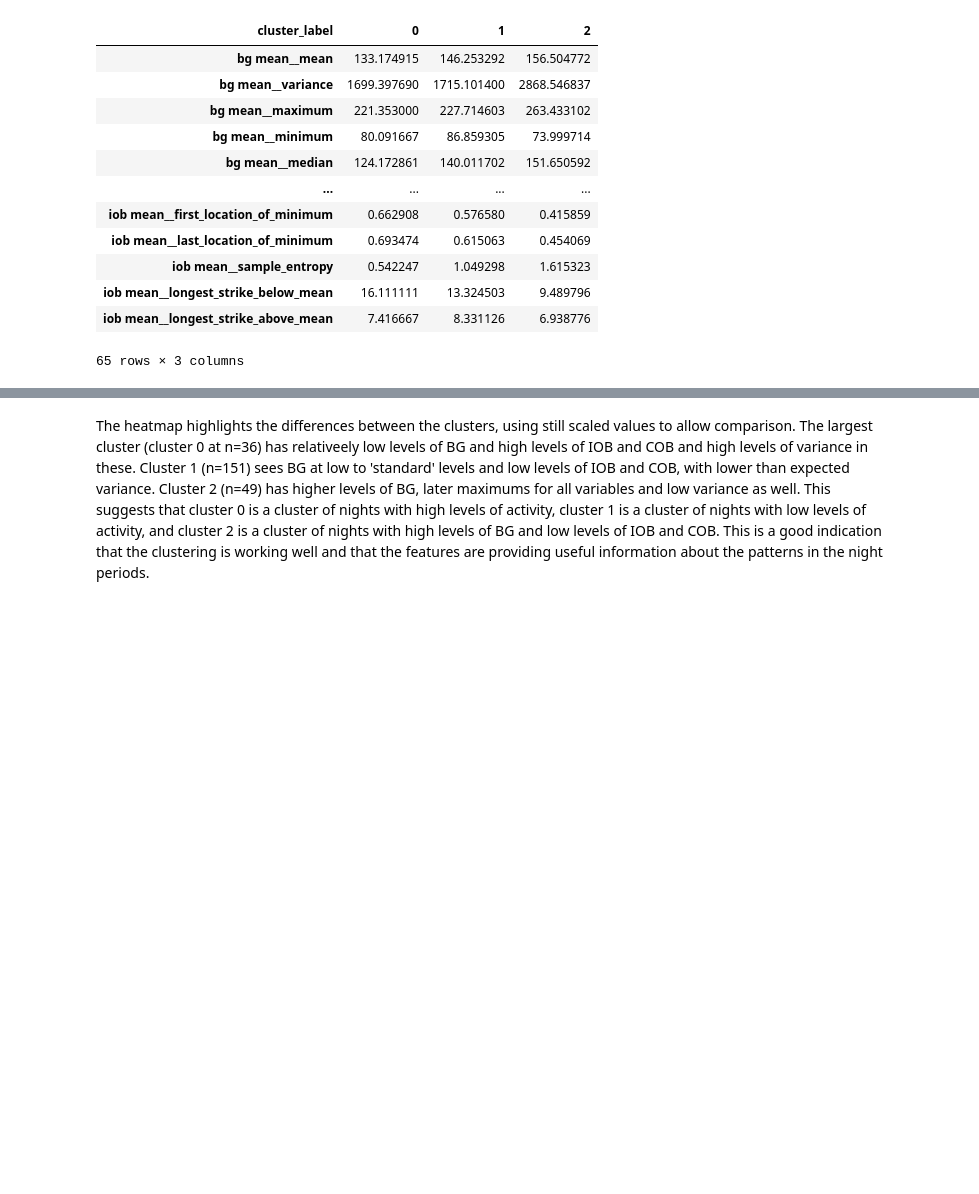
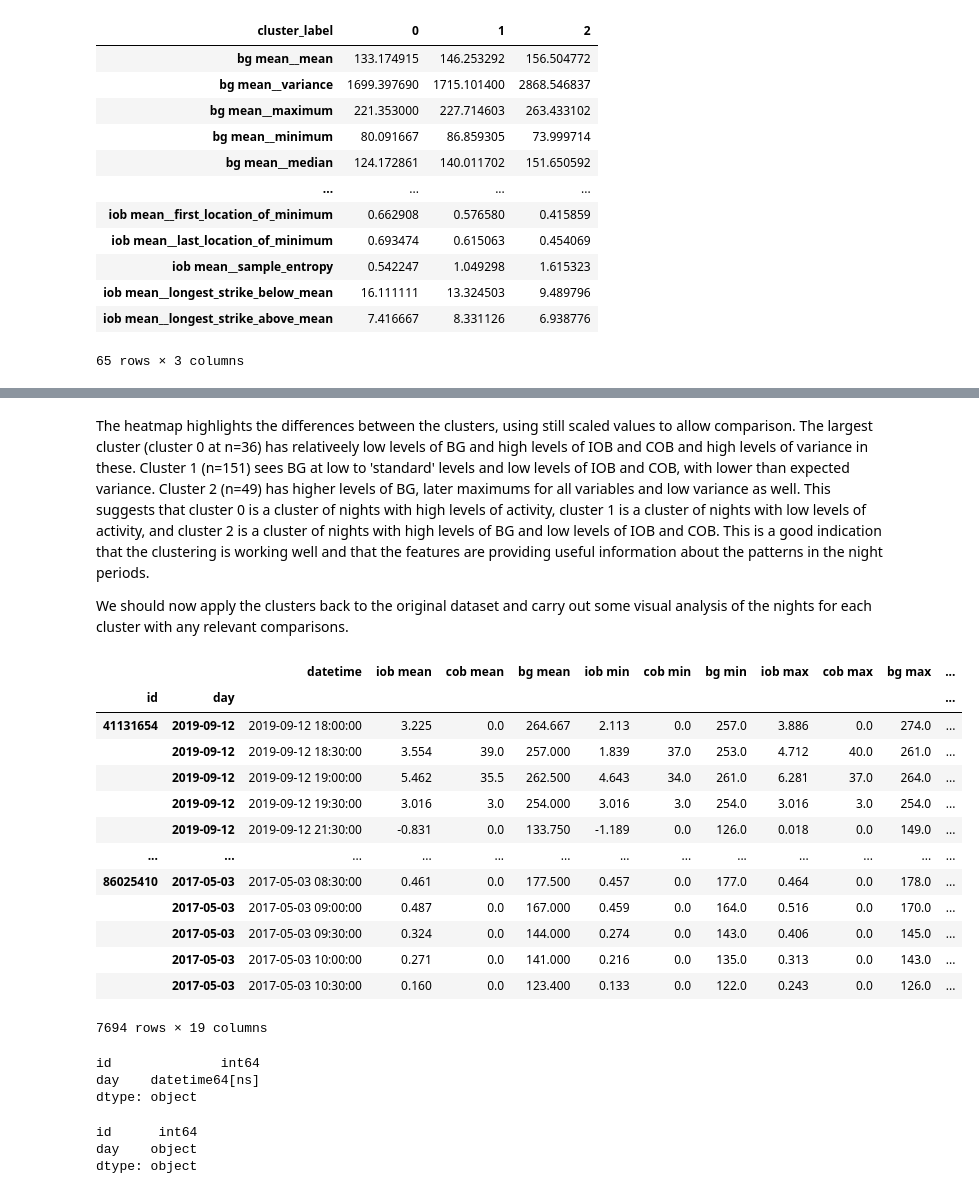
Before and after one commit to rdbrist/masters_project, a Jupyter notebook: notebooks/2.01-rd-creating-feature-extraction-night-analyser.ipynb, the cells around one changed output, grey strips where cells are left out. Saved outputs shown, nothing was run; the diff lists cells and outputs as text; code cells hidden in the pictures; blank space fills up the shorter version.

Commit message:
Updates to features and further analysis of clustering

```diff
--- a/notebooks/2.01-rd-creating-feature-extraction-night-analyser.ipynb
+++ b/notebooks/2.01-rd-creating-feature-extraction-night-analyser.ipynb
@@ -286,3 +269,40 @@ max                           3.504916e+00       2.000000
 [figure]
 # %% [markdown]
 The heatmap highlights the differences between the clusters, using still scaled values to allow comparison. The largest cluster (cluster 0 at n=36) has relativeely low levels of BG and high levels of IOB and COB and high levels of variance in these. Cluster 1 (n=151) sees BG at low to 'standard' levels and low levels of IOB and COB, with lower than expected variance. Cluster 2 (n=49) has higher levels of BG, later maximums for all variables and low variance as well. This suggests that cluster 0 is a cluster of nights with high levels of activity, cluster 1 is a cluster of nights with low levels of activity, and cluster 2 is a cluster of nights with high levels of BG and low levels of IOB and COB. This is a good indication that the clustering is working well and that the features are providing useful information about the patterns in the night periods.
+
+We should now apply the clusters back to the original dataset and carry out some visual analysis of the nights for each cluster with any relevant comparisons.
+# %%
+temp = analyser.reindex_night_features()
+
+temp = temp[['id','date','cluster_label']].rename(columns={'date':'day'}).set_index(['id','day'])
+df['day'] = pd.to_datetime(df['day'])
+df_clustered = df.reset_index().set_index(['id','day'])
+
+df_clustered.join(temp)
+# %% [output]
+|  |  | datetime | iob mean | cob mean | bg mean | iob min | cob min | bg min | iob max | cob max | bg max | ... |
+| id | day |  |  |  |  |  |  |  |  |  |  | ... |
+| 41131654 | 2019-09-12 | 2019-09-12 18:00:00 | 3.225 | 0.0 | 264.667 | 2.113 | 0.0 | 257.0 | 3.886 | 0.0 | 274.0 | ... |
+|  | 2019-09-12 | 2019-09-12 18:30:00 | 3.554 | 39.0 | 257.000 | 1.839 | 37.0 | 253.0 | 4.712 | 40.0 | 261.0 | ... |
+|  | 2019-09-12 | 2019-09-12 19:00:00 | 5.462 | 35.5 | 262.500 | 4.643 | 34.0 | 261.0 | 6.281 | 37.0 | 264.0 | ... |
+|  | 2019-09-12 | 2019-09-12 19:30:00 | 3.016 | 3.0 | 254.000 | 3.016 | 3.0 | 254.0 | 3.016 | 3.0 | 254.0 | ... |
+|  | 2019-09-12 | 2019-09-12 21:30:00 | -0.831 | 0.0 | 133.750 | -1.189 | 0.0 | 126.0 | 0.018 | 0.0 | 149.0 | ... |
+| ... | ... | ... | ... | ... | ... | ... | ... | ... | ... | ... | ... | ... |
+| 86025410 | 2017-05-03 | 2017-05-03 08:30:00 | 0.461 | 0.0 | 177.500 | 0.457 | 0.0 | 177.0 | 0.464 | 0.0 | 178.0 | ... |
+|  | 2017-05-03 | 2017-05-03 09:00:00 | 0.487 | 0.0 | 167.000 | 0.459 | 0.0 | 164.0 | 0.516 | 0.0 | 170.0 | ... |
+|  | 2017-05-03 | 2017-05-03 09:30:00 | 0.324 | 0.0 | 144.000 | 0.274 | 0.0 | 143.0 | 0.406 | 0.0 | 145.0 | ... |
+|  | 2017-05-03 | 2017-05-03 10:00:00 | 0.271 | 0.0 | 141.000 | 0.216 | 0.0 | 135.0 | 0.313 | 0.0 | 143.0 | ... |
+|  | 2017-05-03 | 2017-05-03 10:30:00 | 0.160 | 0.0 | 123.400 | 0.133 | 0.0 | 122.0 | 0.243 | 0.0 | 126.0 | ... |
+7694 rows × 19 columns
+# %%
+temp.index.dtypes
+# %% [output]
+id              int64
+day    datetime64[ns]
+dtype: object
+# %%
+df_clustered.index.dtypes
+# %% [output]
+id      int64
+day    object
+dtype: object
```
Also changed, not shown: parts of 2 cells of this notebook, 4 other files.
